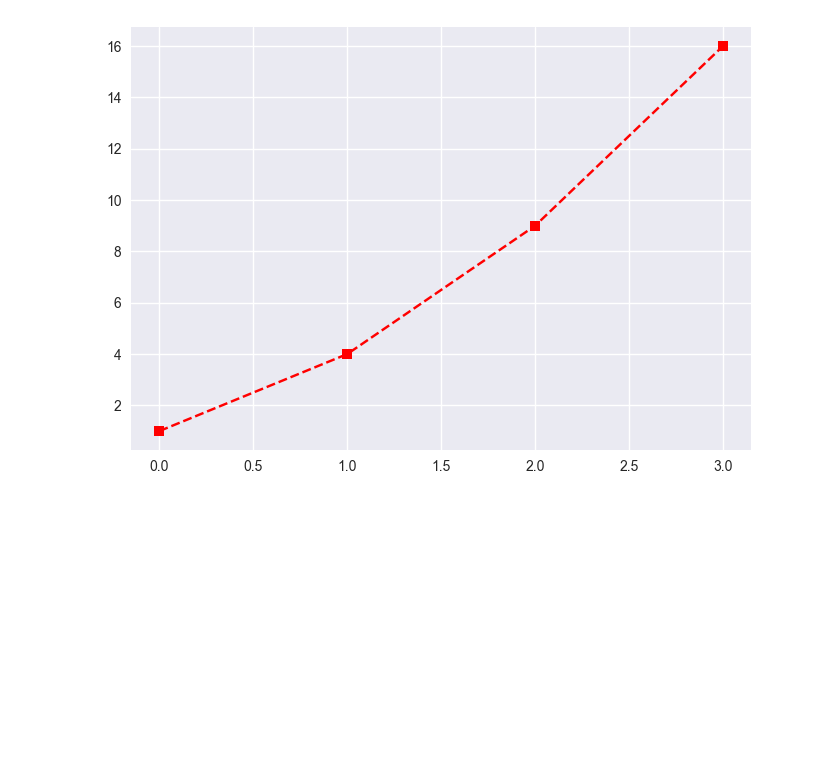
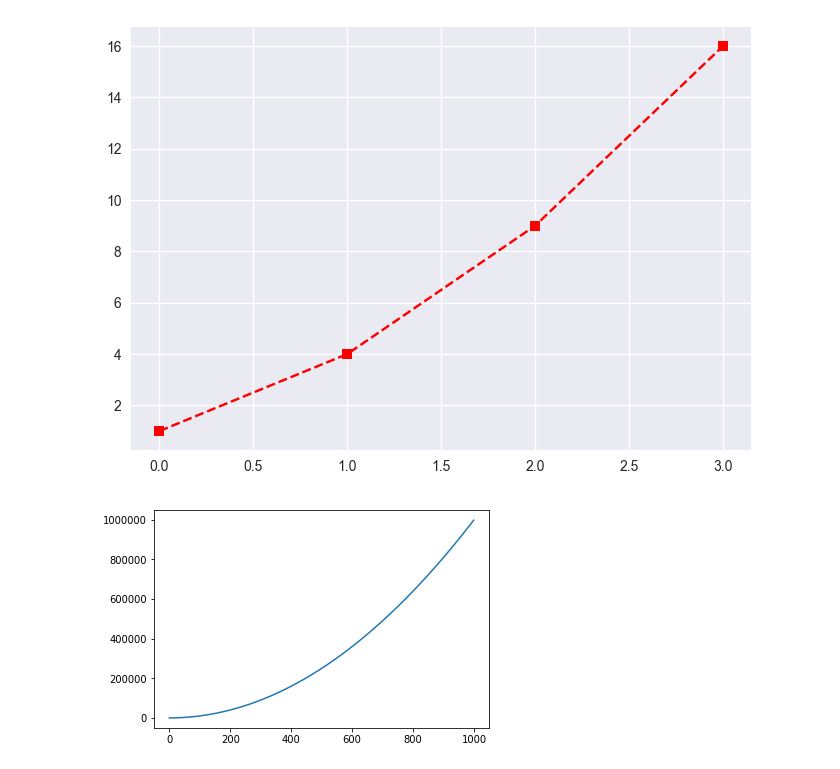
Before and after one commit to zzsza/TIL, a Jupyter notebook: python/matplotlib style custom ( retina style ).ipynb, the cells around one changed output. Cells and saved outputs as stored; diff of their text form; code cells hidden in the pictures; blank space fills up the shorter version.

```diff
--- a/python/matplotlib style custom.ipynb
+++ b/python/matplotlib style custom ( retina style ).ipynb
@@ -34,3 +34,10 @@ plt.plot([1, 4, 9, 16], 'rs--')
 plt.show()
 # %% [output]
 [figure]
+# %%
+x = range(1000)
+y = [i ** 2 for i in x]
+plt.plot(x,y)
+plt.show();
+# %% [output]
+[figure, added]
```
Also changed, not shown: parts of 1 cell of this notebook.
